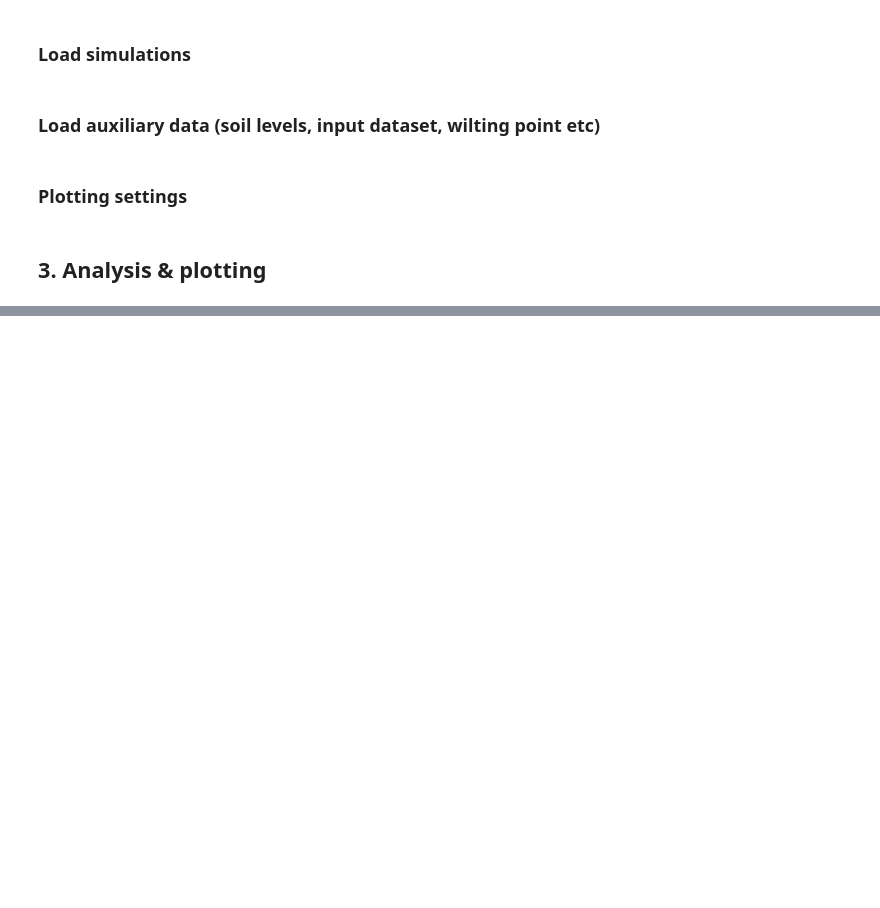
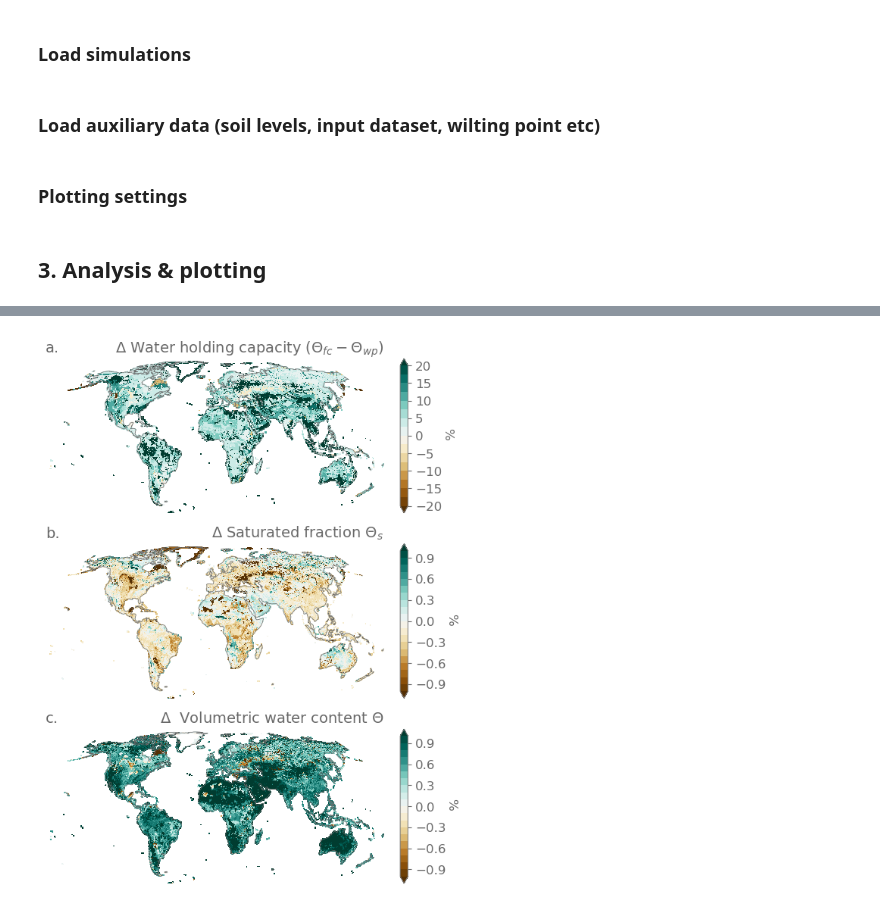
Before and after one commit to Ivanderkelen/Vanderkelen_etal_2025_BG, a Jupyter notebook: plot_default_waterholdingcapacity2.ipynb, the cells around one changed output, grey strips where cells are left out. Saved outputs shown, nothing was run; the diff lists cells and outputs as text; code cells hidden in the pictures; blank space fills up the shorter version.

```diff
--- a/plot_default_waterholdingcapacity2.ipynb
+++ b/plot_default_waterholdingcapacity2.ipynb
@@ -218,0 +226,57 @@ fig.savefig(figdir+'waterholdingcapacity.png')
+# %%
+vlims=[-10,10]
+
+#fig, axes = plt.subplots(3,1,figsize=(12,12),subplot_kw={'projection': proj, 'frameon':False})
+
+fig, axes = plt.subplots(3,1, figsize = (7,9) ,subplot_kw={'projection': proj, 'frameon':False})
+axes = axes.flatten()
+
+# delta water content
+ax = axes[0]
+label = labels[0]
+da_toplot = da_delta_whc_rel
+title = '$\Delta$ Water holding capacity ($\Theta_{fc} - \Theta_{wp}$)'
+levels = np.arange(-20,22.5,2.5)
+
+da_toplot.plot(ax=ax, transform=ccrs.PlateCarree(), cmap='BrBG', extend='both',  levels=levels,  cbar_kwargs={'label':' %', 'fraction': 0.02, 'pad': 0.04}, add_labels=False)
+ax.set_title(title, loc='right')
+ax.set_title(label, loc='left')
+ax.coastlines(color='dimgray', linewidth=0.5)
+ax.set_extent([-180,180,-63,90], crs=ccrs.PlateCarree())
+ax.axis('off')
+
+
+# delta saturated water content
+ax = axes[1]
+label = labels[1]
+da_toplot = da_delta_satfrac_rel
+title = '$\Delta$ Saturated fraction $\Theta_{s}$ '
+levels = np.arange(-1,1.1,0.1)
+
+da_toplot.plot(ax=ax, transform=ccrs.PlateCarree(), cmap='BrBG', extend='both',  levels=levels,  cbar_kwargs={'label':' %', 'fraction': 0.02, 'pad': 0.04}, add_labels=False)
+ax.set_title(title, loc='right')
+ax.set_title(label, loc='left')
+ax.coastlines(color='dimgray', linewidth=0.5)
+ax.set_extent([-180,180,-63,90], crs=ccrs.PlateCarree())
+ax.axis('off')
+
+
+ax = axes[2]
+label = labels[2]
+da_toplot = da_delta_h2o_rel
+title = '$\Delta$  Volumetric water content $\Theta$'
+levels = np.arange(-1,1.1,0.1)
+
+da_toplot.plot(ax=ax, transform=ccrs.PlateCarree(), cmap='BrBG', extend='both',  levels=levels,  cbar_kwargs={'label':' %', 'fraction': 0.02, 'pad': 0.04}, add_labels=False)
+ax.set_title(title, loc='right')
+ax.set_title(label, loc='left')
+
+ax.coastlines(color='dimgray', linewidth=0.5)
+ax.set_extent([-180,180,-63,90], crs=ccrs.PlateCarree())
+ax.axis('off')
+
+
+fig.tight_layout()
+fig.savefig(figdir+'waterholdingcapacity.png')
+# %% [output]
+[figure, added]
```
Also changed, not shown: parts of 5 cells of this notebook, 23 other files.
